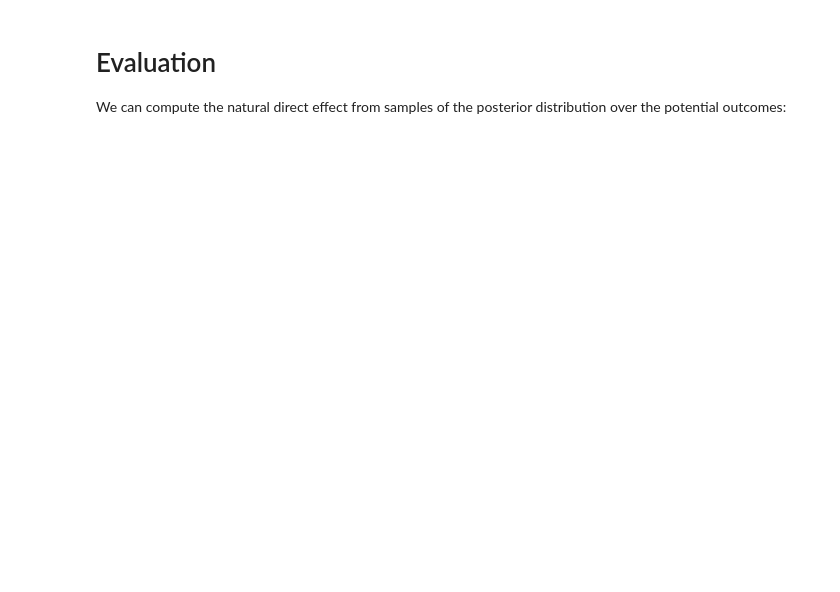
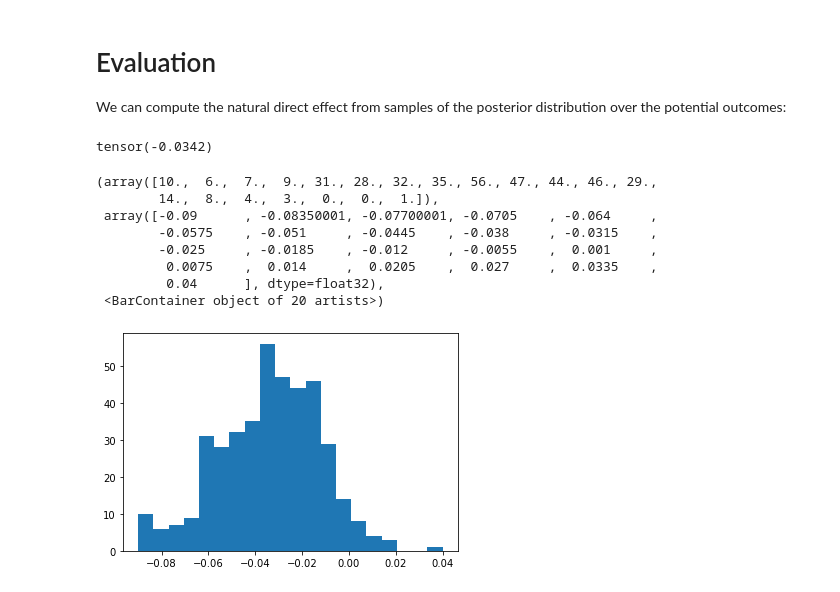
Before and after one commit to BasisResearch/chirho, a Jupyter notebook: docs/source/mediation.ipynb, the cells around one changed output. Cells and saved outputs as stored; diff of their text form; code cells hidden in the pictures; blank space fills up the shorter version.

```diff
--- a/docs/source/mediation.ipynb
+++ b/docs/source/mediation.ipynb
@@ -105,10 +152,13 @@ $$NDE ( Y; x, x' ) = \mathbb{E} [ Y_{X=x', Z=Z_{X=x}} - \mathbb{E} [ Y_{X=x} ] ]
 def direct_effect(model: Callable, X: str, Z: str) -> Callable:
     def wrapper(x, x_prime):
         with MultiWorldCounterfactual(-2):
-            return do(actions={X: x})(
+            ys = do(actions={X: x})(
                 do(actions={X: x_prime})(
                     do(actions={Z: lambda Z_: Z_})(
-                        model)))()
+                        pyro.plate("data", size=x.shape[0], dim=-1)(
+                            model))))()
+
+            return ys
     return wrapper
 # %% [markdown]
 We can apply this directly to the causal model defined above to get a new model representing the joint distribution over all factual and counterfactual variables necessary to estimate the NDE:
@@ -129,0 +165,7 @@ RuntimeError: bilinear(): input dimensions do not match: got 4 and 5
+# %%
+x0 = data["fam_int"].new_full((num_data,), 0.)
+x1 = data["fam_int"].new_full((num_data,), 1.)
+
+query_model = direct_effect(surrogate_model, "fam_int", "sub_exp")
+
+pyro.render_model(query_model, (x0, x1))
@@ -177,0 +230,16 @@ for j in range(num_iterations):
+# %%
+conditioned_query_model = pyro.condition(data=covariates)(
+    pyro.condition(data={"fam_int": data["fam_int"]})(  # TODO remove this line which has no effect on inference
+        query_model))
+
+discrete_posterior = pyro.infer.infer_discrete(first_available_dim=-6)(
+    pyro.infer.config_enumerate()(
+        conditioned_query_model))
+
+predictive = pyro.infer.Predictive(conditioned_query_model, guide=discrete_posterior, num_samples=500, )
+predictive_samples = predictive(x0, x1)
+
+ys_all = predictive_samples["sub_disorder"]
+ys_xprime = ys_all[..., 1, 1, 0, :]  # TODO is this indexing into the right world?
+ys_x = ys_all[..., 0, 0, 1, :]  # TODO is this indexing into the right world?
+individual_NDE_samples = ys_xprime - ys_x
@@ -179,3 +266,22 @@ for j in range(num_iterations):
 # Evaluation
 
 We can compute the natural direct effect from samples of the posterior distribution over the potential outcomes:
+# %%
+import matplotlib.pyplot as plt
+
+individual_NDE_mean = torch.mean(individual_NDE_samples, dim=0)
+NDE_samples = torch.mean(individual_NDE_samples, dim=-1)  # avg over datapoints
+NDE_mean = torch.mean(NDE_samples, dim=0)  # avg over posterior samples
+print(NDE_mean)
+plt.hist(individual_NDE_mean.detach().cpu().numpy(), bins=20)
+# %% [output]
+tensor(-0.0342)
+(array([10.,  6.,  7.,  9., 31., 28., 32., 35., 56., 47., 44., 46., 29.,
+        14.,  8.,  4.,  3.,  0.,  0.,  1.]),
+ array([-0.09      , -0.08350001, -0.07700001, -0.0705    , -0.064     ,
+        -0.0575    , -0.051     , -0.0445    , -0.038     , -0.0315    ,
+        -0.025     , -0.0185    , -0.012     , -0.0055    ,  0.001     ,
+         0.0075    ,  0.014     ,  0.0205    ,  0.027     ,  0.0335    ,
+         0.04      ], dtype=float32),
+ <BarContainer object of 20 artists>)
+[figure, added]
```
Also changed, not shown: parts of 18 cells of this notebook, 5 other files.
